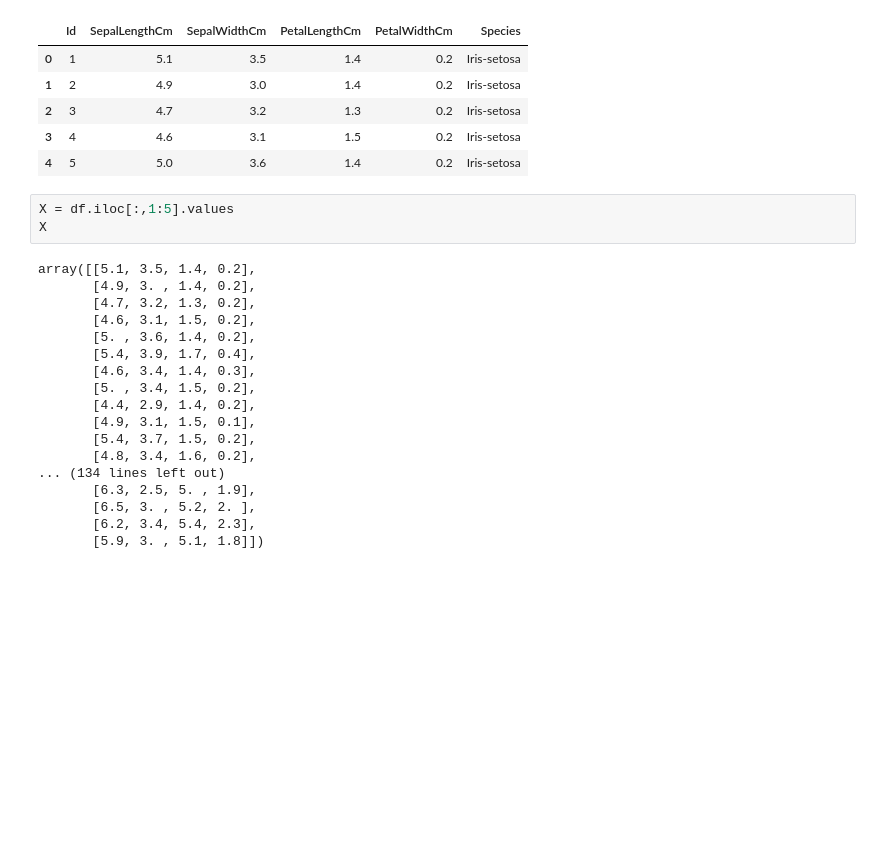
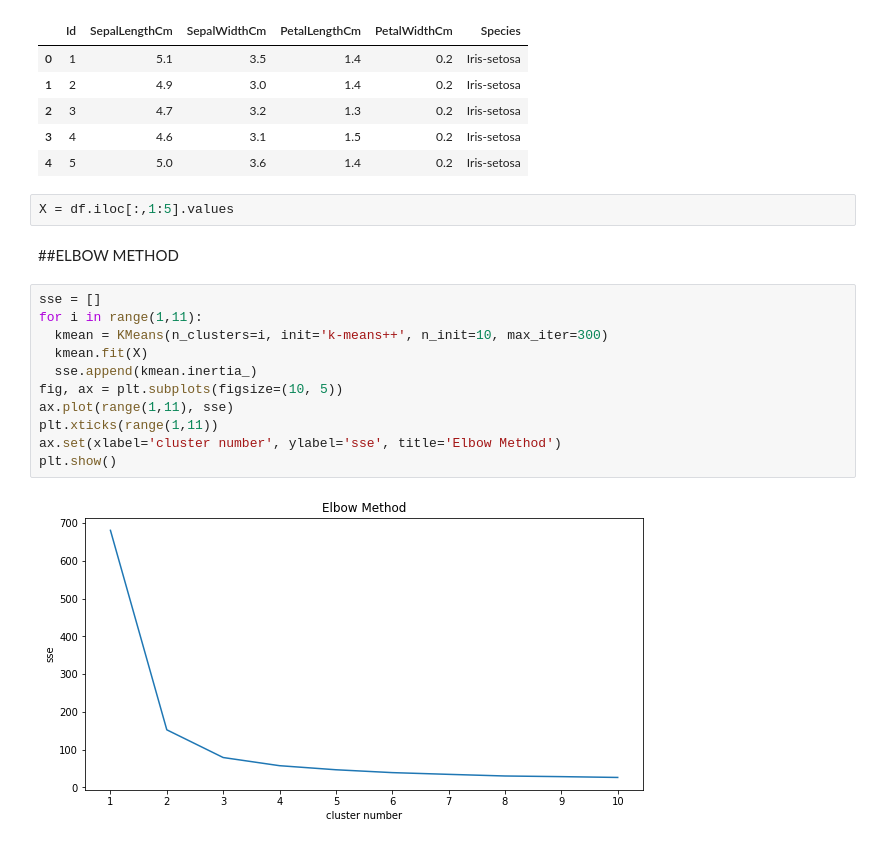
Before and after one commit to sury1999/Data-Analysis-Projects, a Jupyter notebook: Grip_Task2_Optimal_Cluster.ipynb, the cells around one changed output. Drawn from its saved outputs; the diff is of its cells as text; blank space fills up the shorter version.

Commit message:
Number of clusters found out

```diff
--- a/Grip_Task2_Optimal_Cluster.ipynb
+++ b/Grip_Task2_Optimal_Cluster.ipynb
@@ -25,22 +23,18 @@ df.head()
 | 4 | 5 | 5.0 | 3.6 | 1.4 | 0.2 | Iris-setosa |
 # %%
 X = df.iloc[:,1:5].values
-X
-# %% [output]
-array([[5.1, 3.5, 1.4, 0.2],
-       [4.9, 3. , 1.4, 0.2],
-       [4.7, 3.2, 1.3, 0.2],
-       [4.6, 3.1, 1.5, 0.2],
-       [5. , 3.6, 1.4, 0.2],
-       [5.4, 3.9, 1.7, 0.4],
-       [4.6, 3.4, 1.4, 0.3],
-       [5. , 3.4, 1.5, 0.2],
-       [4.4, 2.9, 1.4, 0.2],
-       [4.9, 3.1, 1.5, 0.1],
-       [5.4, 3.7, 1.5, 0.2],
-       [4.8, 3.4, 1.6, 0.2],
-... (134 lines left out)
-       [6.3, 2.5, 5. , 1.9],
-       [6.5, 3. , 5.2, 2. ],
-       [6.2, 3.4, 5.4, 2.3],
-       [5.9, 3. , 5.1, 1.8]])
+# %% [markdown]
+##ELBOW METHOD
+# %%
+sse = []
+for i in range(1,11):
+  kmean = KMeans(n_clusters=i, init='k-means++', n_init=10, max_iter=300)
+  kmean.fit(X)
+  sse.append(kmean.inertia_)
+fig, ax = plt.subplots(figsize=(10, 5))
+ax.plot(range(1,11), sse)
+plt.xticks(range(1,11))
+ax.set(xlabel='cluster number', ylabel='sse', title='Elbow Method')
+plt.show()
+# %% [output]
+[figure, added]
```
Also changed, not shown: parts of 4 cells of this notebook.
